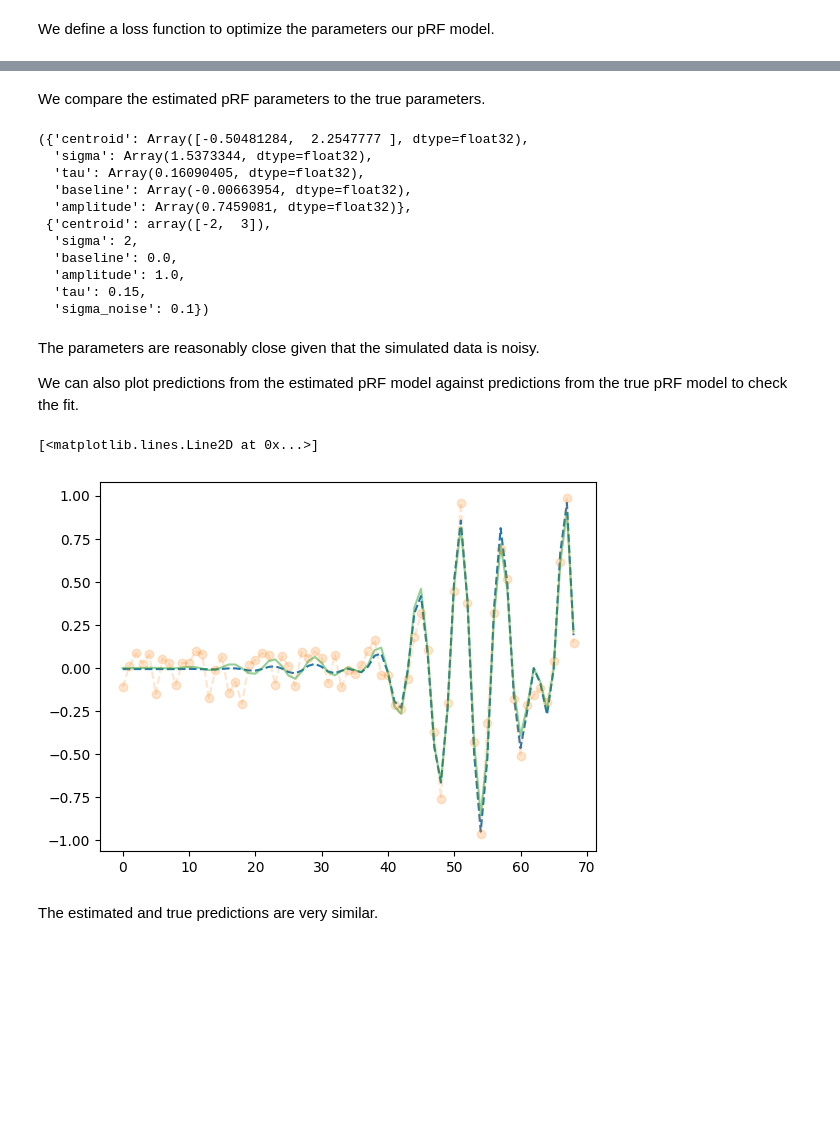
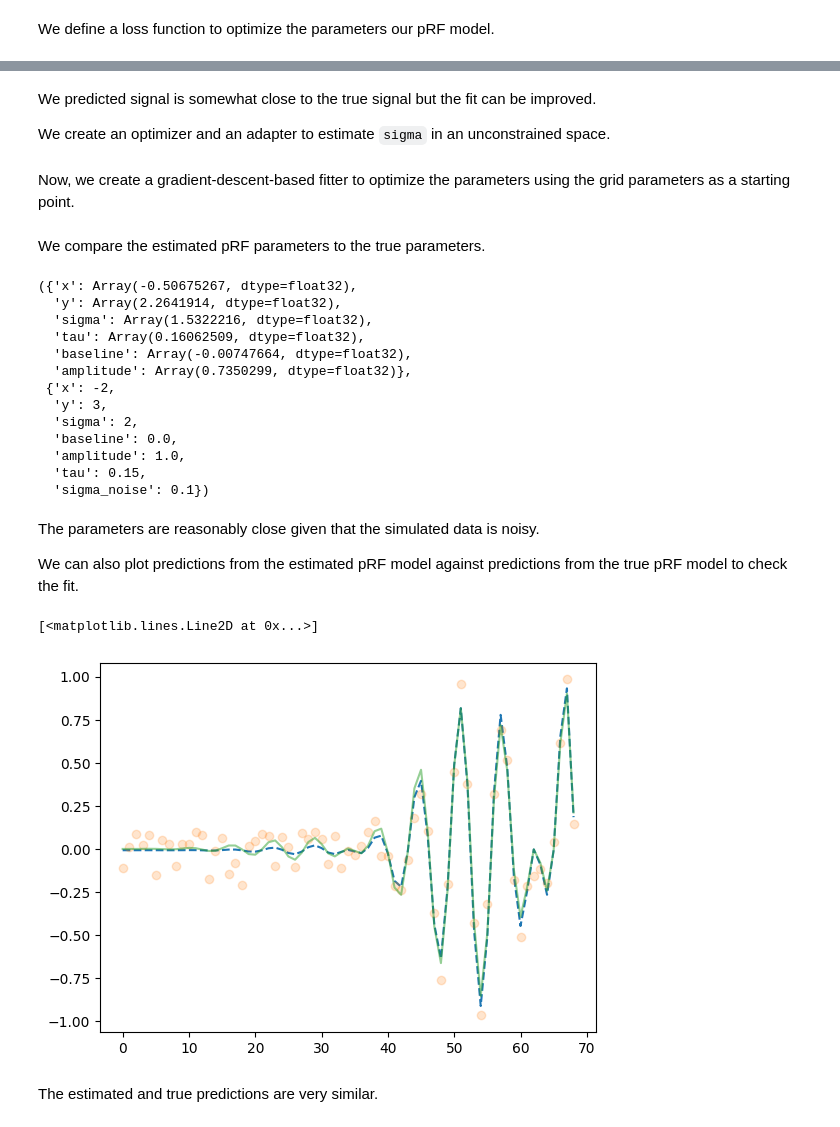
Before and after one commit to popylar-org/kerasprf, a Jupyter notebook: test_multi_backend.ipynb, the cells around one changed output, grey strips where cells are left out. Drawn from its saved outputs; the diff is of its cells as text; code cells hidden in the pictures; blank space fills up the shorter version.

Commit message:
Add grid fitter

```diff
--- a/test_multi_backend.ipynb
+++ b/test_multi_backend.ipynb
@@ -83,14 +81,16 @@ Alternatively, we can create a composite model using defaults.
 Now, we simulate a time series from the simulation model.
 # %%
 # True pRF parameters
-true_centroid = np.array([-2, 3])
+true_x = -2
+true_y = 3
 true_sigma = 2
 true_baseline = 0.0
 true_amplitude = 1.0
 true_tau = 0.15
 
 true_params = {
-    "centroid": true_centroid,
+    "x": true_x,
+    "y": true_y,
     "sigma": true_sigma,
     "baseline": true_baseline,
     "amplitude": true_amplitude,
@@ -125,13 +119,14 @@ We create a fitter and fit the model to the simulated data.
 # %%
 # Define some starting values
 start_params = {
-    "centroid": np.array([0, 0]),
-    "sigma": 1.0,
+    "x": np.arange(-5.0, 5.0, 0.5),
+    "y": np.arange(-5.0, 5.0, 0.5),
+    "sigma": np.arange(0.5, 3.0, 0.5),
     "tau": 0.1,
     "baseline": 0.0,
     "amplitude": 1.0
 }
 
-fitter = ParameterFitter(prediction_model, stimulus, adapter, optimizer, loss_fn)
+grid_fitter = GridFitter(prediction_model, stimulus, None, None, loss_fn)
 
-logs, params = fitter.fit(simulated_signal, start_params)
+logs, grid_params = grid_fitter.fit(simulated_signal, start_params)
@@ -137,0 +155,4 @@ logs, params = fitter.fit(simulated_signal, start_params)
+# %% [markdown]
+We predicted signal is somewhat close to the true signal but the fit can be improved.
+
+We create an optimizer and an adapter to estimate `sigma` in an unconstrained space.
@@ -138,14 +163,22 @@ logs, params = fitter.fit(simulated_signal, start_params)
+# %% [markdown]
+Now, we create a gradient-descent-based fitter to optimize the parameters using the grid parameters as a starting point.
+# %%
+fitter = ParameterFitter(prediction_model, stimulus, adapter, optimizer, loss_fn)
+
+logs, params = fitter.fit(simulated_signal, grid_params)
 # %% [markdown]
 We compare the estimated pRF parameters to the true parameters.
 # %%
 params, true_params
 # %% [output]
-({'centroid': Array([-0.50481284,  2.2547777 ], dtype=float32),
-  'sigma': Array(1.5373344, dtype=float32),
-  'tau': Array(0.16090405, dtype=float32),
-  'baseline': Array(-0.00663954, dtype=float32),
-  'amplitude': Array(0.7459081, dtype=float32)},
- {'centroid': array([-2,  3]),
+({'x': Array(-0.50675267, dtype=float32),
+  'y': Array(2.2641914, dtype=float32),
+  'sigma': Array(1.5322216, dtype=float32),
+  'tau': Array(0.16062509, dtype=float32),
+  'baseline': Array(-0.00747664, dtype=float32),
+  'amplitude': Array(0.7350299, dtype=float32)},
+ {'x': -2,
+  'y': 3,
   'sigma': 2,
   'baseline': 0.0,
   'amplitude': 1.0,
@@ -158,13 +191,13 @@ We can also plot predictions from the estimated pRF model against predictions fr
 # %%
 y_pred = prediction_model.predict(stimulus, params)
 
 fig, ax = plt.subplots(1, 1)
 
 ax.plot(y_pred, "--")
-ax.plot(simulated_signal, "--o", alpha=0.2)
+ax.plot(simulated_signal, "o", alpha=0.2)
 ax.plot(true_signal, alpha=0.5)
 # %% [output]
 [<matplotlib.lines.Line2D at 0x...>]
-[figure, old version]
+[figure, new version]
 # %% [markdown]
 The estimated and true predictions are very similar.
```
Also changed, not shown: parts of 8 cells of this notebook, 4 other files.
